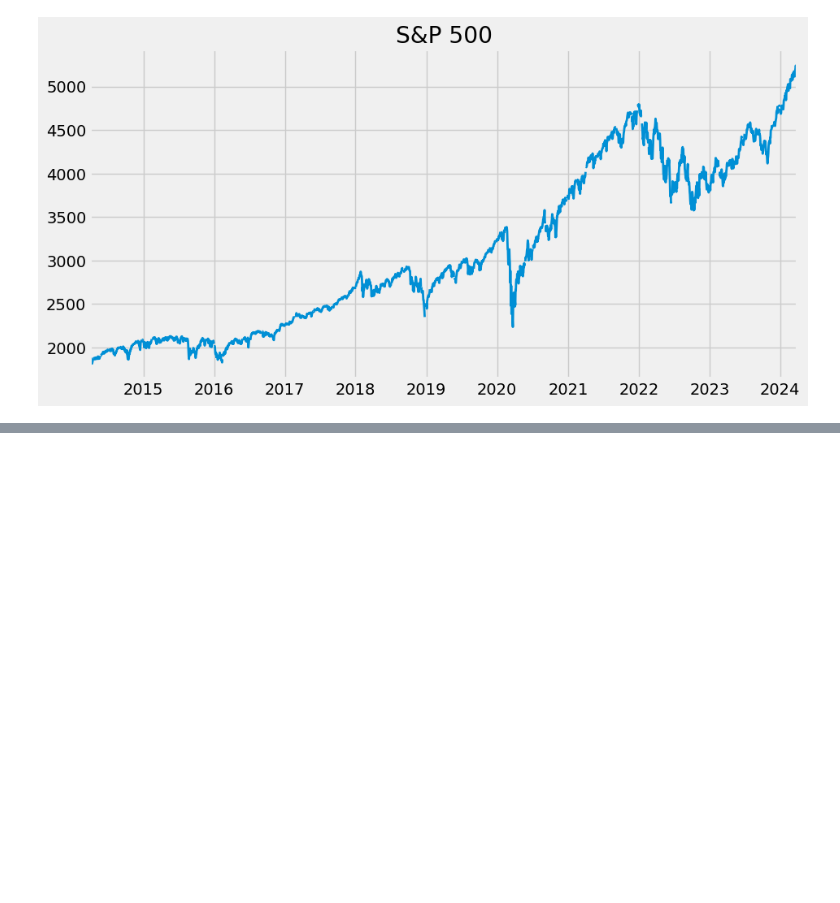
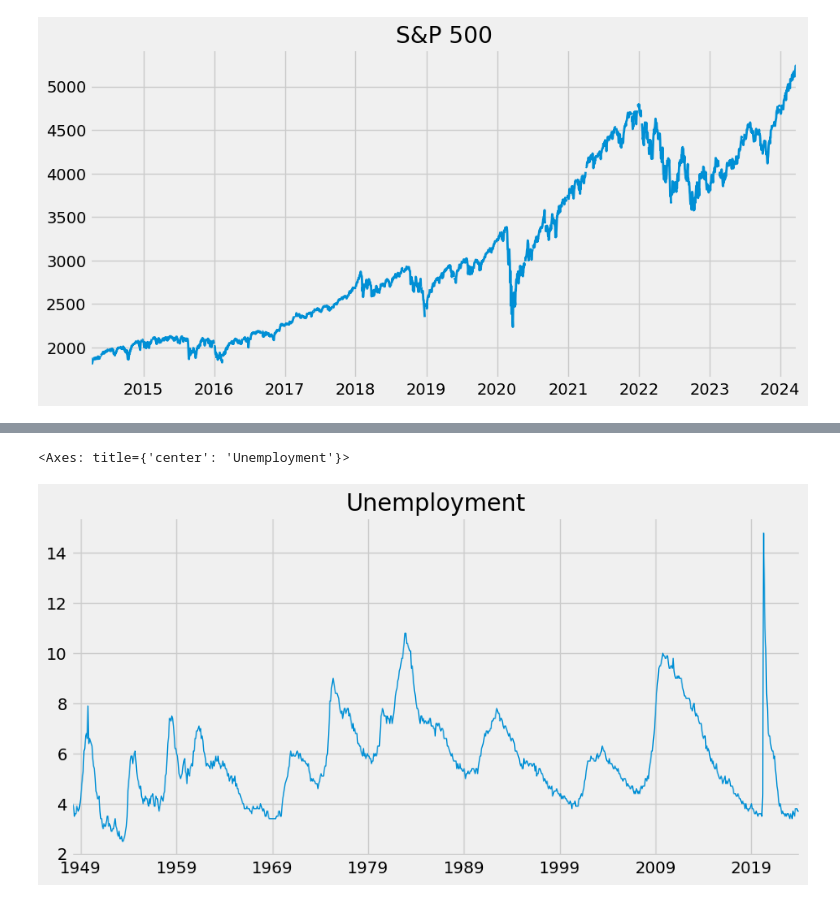
Before and after one commit to jamespairepo/economic_analysis_with_pandas, a Jupyter notebook: pandas_fred.ipynb, the cells around one changed output, grey strips where cells are left out. Drawn from its saved outputs; the diff is of its cells as text; code cells hidden in the pictures; blank space fills up the shorter version.

```diff
--- a/pandas_fred.ipynb
+++ b/pandas_fred.ipynb
@@ -53,0 +73,7 @@ sp500.plot(figsize=(10,5),title='S&P 500', lw=2)
+# %%
+unrate = fred.get_series('UNRATE')
+
+unrate.plot(figsize=(10,5), title='Unemployment', lw=1)
+# %% [output]
+<Axes: title={'center': 'Unemployment'}>
+[figure, added]
```
Also changed, not shown: parts of 8 cells of this notebook, 1 other file.
